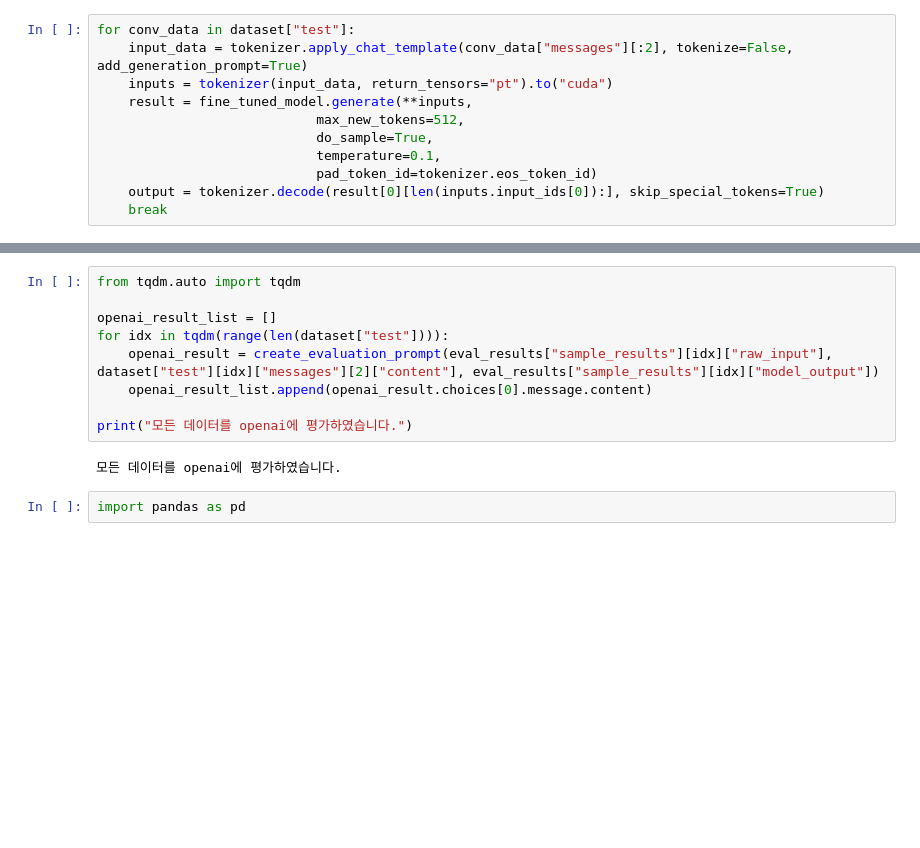
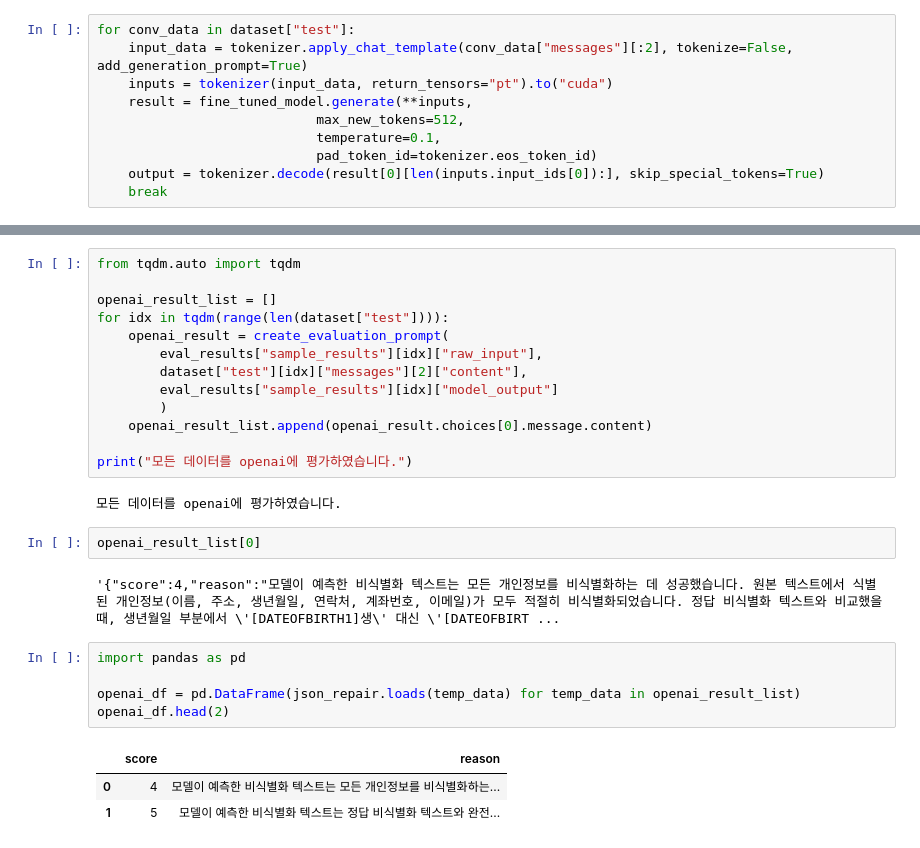
Before and after one commit to jhboyo/FASTCAMPUS-CH09_11, a Jupyter notebook: chapter10-De_identification/4-2_evaluation.ipynb, the cells around one changed output, grey strips where cells are left out. Saved outputs shown, nothing was run; the diff lists cells and outputs as text; blank space fills up the shorter version.

```diff
--- a/chapter10-De_identification/4-2_evaluation.ipynb
+++ b/chapter10-De_identification/4-2_evaluation.ipynb
@@ -92,7 +85,6 @@ for conv_data in dataset["test"]:
     inputs = tokenizer(input_data, return_tensors="pt").to("cuda")
     result = fine_tuned_model.generate(**inputs,
                             max_new_tokens=512,
-                            do_sample=True,
                             temperature=0.1,
                             pad_token_id=tokenizer.eos_token_id)
     output = tokenizer.decode(result[0][len(inputs.input_ids[0]):], skip_special_tokens=True)
@@ -856,11 +849,26 @@ from tqdm.auto import tqdm
 
 openai_result_list = []
 for idx in tqdm(range(len(dataset["test"]))):
-    openai_result = create_evaluation_prompt(eval_results["sample_results"][idx]["raw_input"], dataset["test"][idx]["messages"][2]["content"], eval_results["sample_results"][idx]["model_output"])
+    openai_result = create_evaluation_prompt(
+        eval_results["sample_results"][idx]["raw_input"],
+        dataset["test"][idx]["messages"][2]["content"],
+        eval_results["sample_results"][idx]["model_output"]
+        )
     openai_result_list.append(openai_result.choices[0].message.content)
 
 print("모든 데이터를 openai에 평가하였습니다.")
 # %% [output]
 모든 데이터를 openai에 평가하였습니다.
-# %%
-import pandas as pd
+# %%
+openai_result_list[0]
+# %% [output]
+'{"score":4,"reason":"모델이 예측한 비식별화 텍스트는 모든 개인정보를 비식별화하는 데 성공했습니다. 원본 텍스트에서 식별된 개인정보(이름, 주소, 생년월일, 연락처, 계좌번호, 이메일)가 모두 적절히 비식별화되었습니다. 정답 비식별화 텍스트와 비교했을 때, 생년월일 부분에서 \'[DATEOFBIRTH1]생\' 대신 \'[DATEOFBIRT ...
+# %%
+import pandas as pd
+
+openai_df = pd.DataFrame(json_repair.loads(temp_data) for temp_data in openai_result_list)
+openai_df.head(2)
+# %% [output]
+|  | score | reason |
+| 0 | 4 | 모델이 예측한 비식별화 텍스트는 모든 개인정보를 비식별화하는... |
+| 1 | 5 | 모델이 예측한 비식별화 텍스트는 정답 비식별화 텍스트와 완전... |
```
Also changed, not shown: parts of 5 cells of this notebook, 2 other files.
